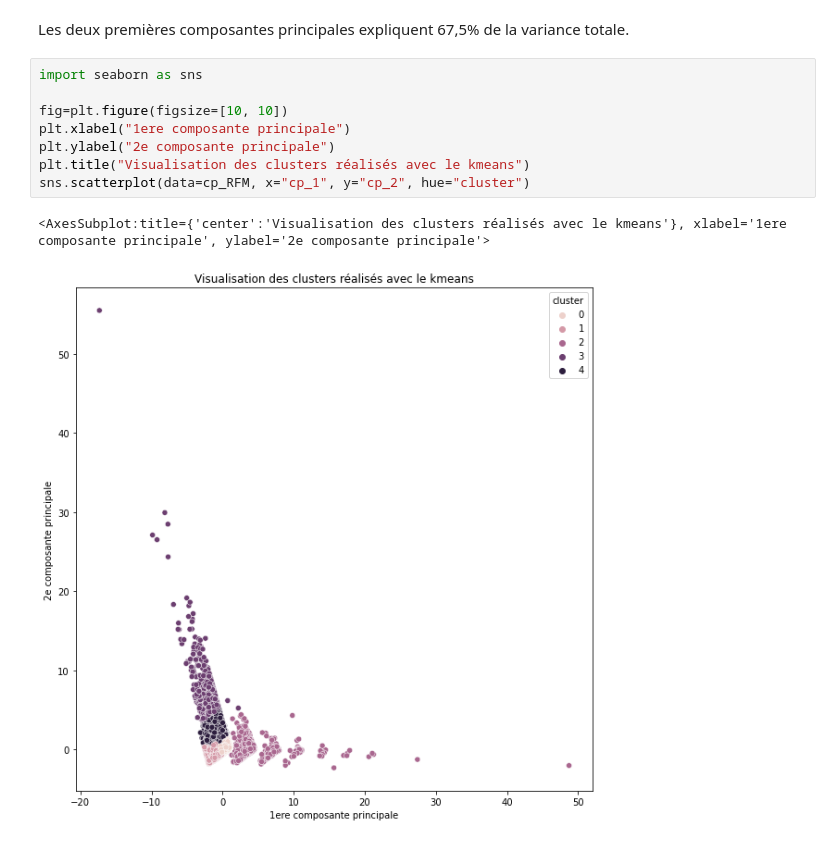
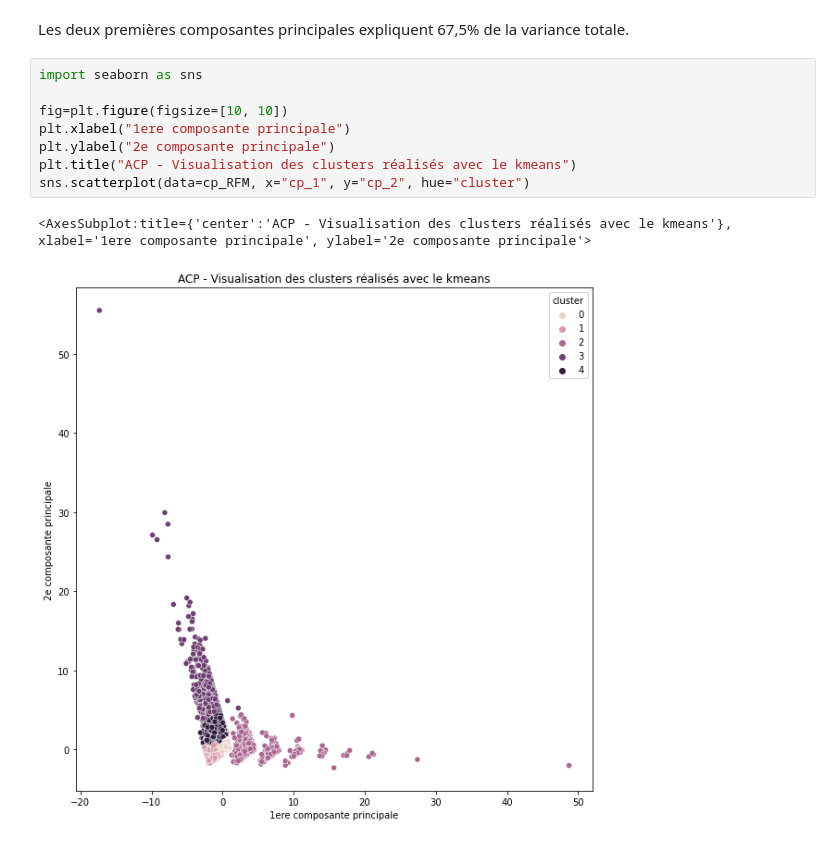
Before and after one commit to sebastienbourgeois/oc-p5-segmenter-clients-site-ecommerce, a Jupyter notebook: POLIST_02_notebookessais.ipynb, the cells around one changed output. Cells and saved outputs as stored; diff of their text form.

```diff
--- a/POLIST_02_notebookessais.ipynb
+++ b/POLIST_02_notebookessais.ipynb
@@ -217,11 +216,11 @@ Les deux premières composantes principales expliquent 67,5% de la variance tota
 # %%
 import seaborn as sns
 
 fig=plt.figure(figsize=[10, 10])
 plt.xlabel("1ere composante principale")
 plt.ylabel("2e composante principale")
-plt.title("Visualisation des clusters réalisés avec le kmeans")
+plt.title("ACP - Visualisation des clusters réalisés avec le kmeans")
 sns.scatterplot(data=cp_RFM, x="cp_1", y="cp_2", hue="cluster")
 # %% [output]
-<AxesSubplot:title={'center':'Visualisation des clusters réalisés avec le kmeans'}, xlabel='1ere composante principale', ylabel='2e composante principale'>
+<AxesSubplot:title={'center':'ACP - Visualisation des clusters réalisés avec le kmeans'}, xlabel='1ere composante principale', ylabel='2e composante principale'>
-[figure, old version]
+[figure, new version]
```
Also changed, not shown: parts of 5 cells of this notebook.
